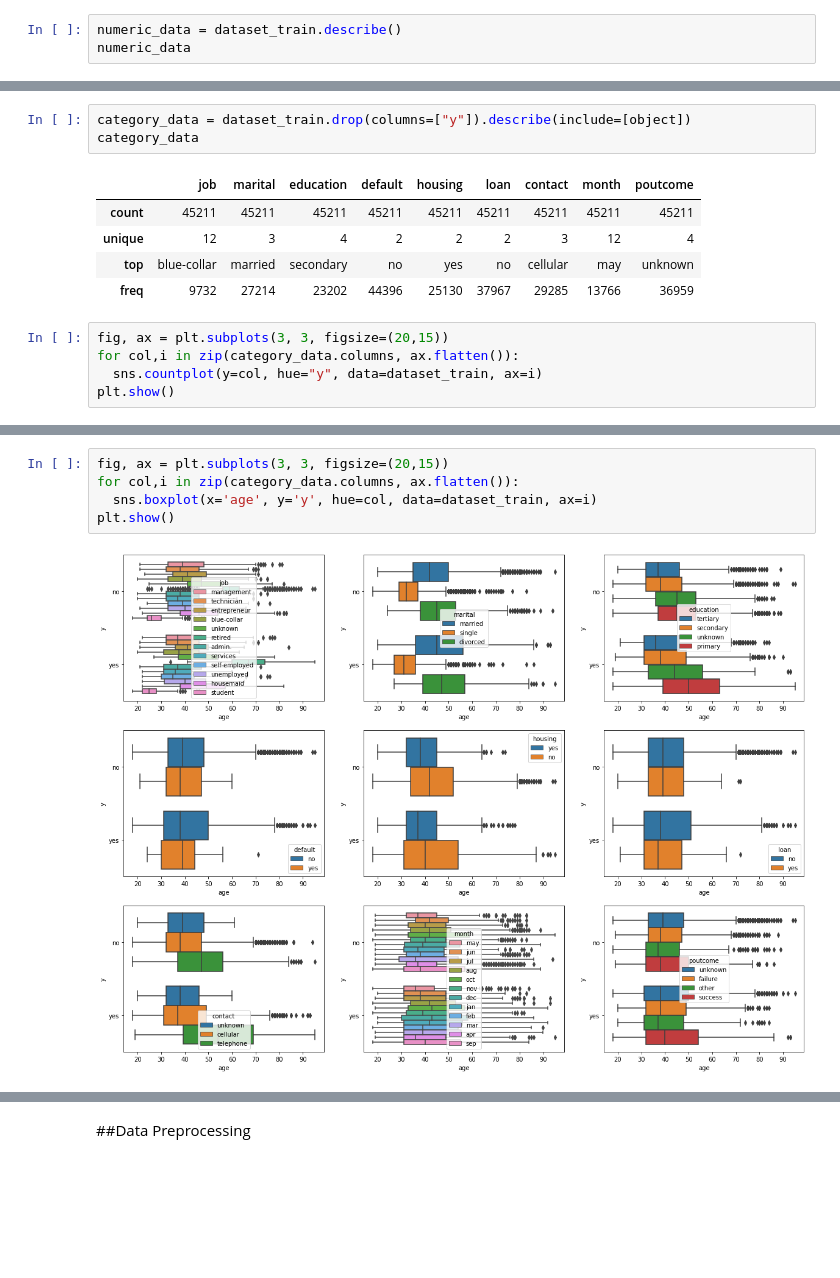
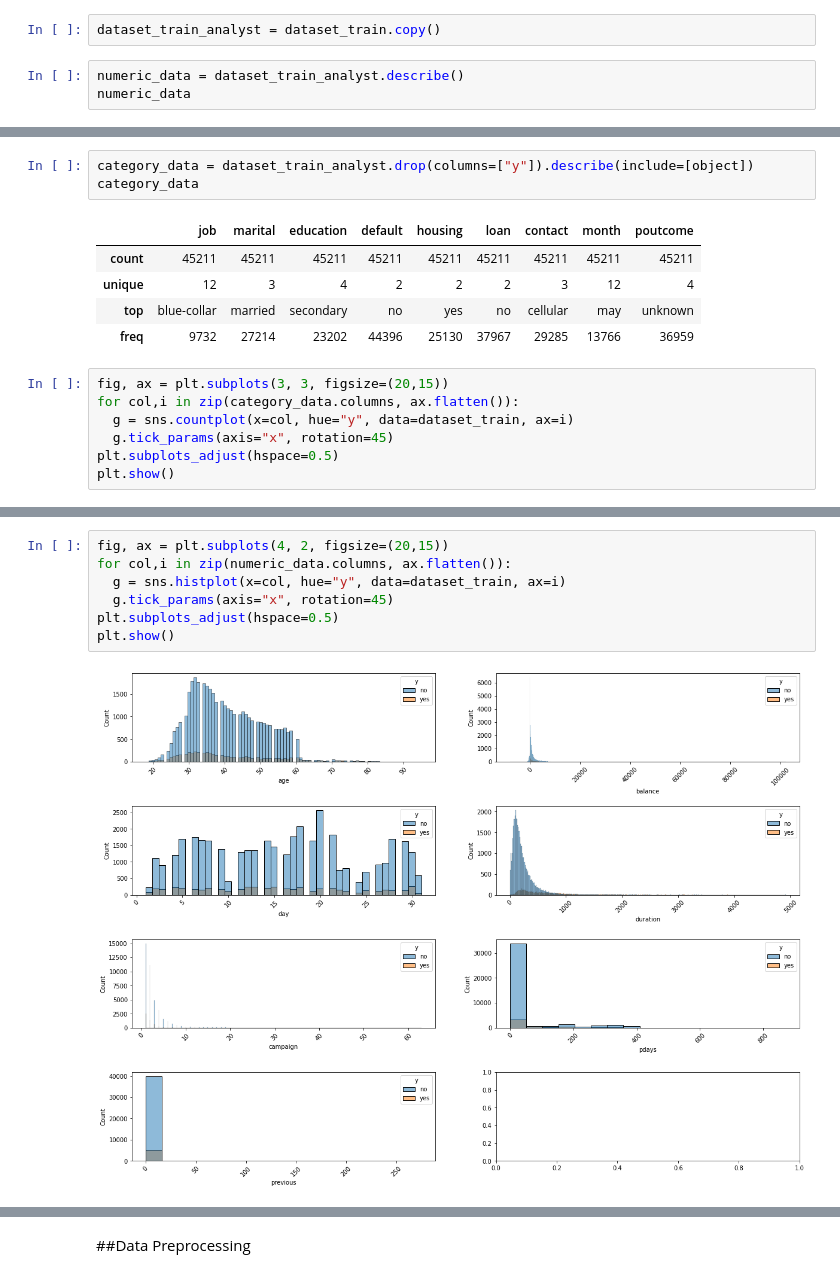
Before and after one commit to gigihsantoso/deeplearning---fintech, a Jupyter notebook: Deep_Learning_Fintech.ipynb, the cells around one changed output, grey strips where cells are left out. Saved outputs shown, nothing was run; the diff lists cells and outputs as text; blank space fills up the shorter version.

```diff
--- a/Deep_Learning_Fintech.ipynb
+++ b/Deep_Learning_Fintech.ipynb
@@ -204,8 +213,10 @@ Data columns (total 17 columns):
  16  y          4521 non-null   object
 dtypes: int64(7), object(10)
 memory usage: 600.6+ KB
+# %%
+dataset_train_analyst = dataset_train.copy()
 # %%
-numeric_data = dataset_train.describe()
+numeric_data = dataset_train_analyst.describe()
 numeric_data
 # %% [output]
 |  | age | balance | day | duration | campaign | pdays | previous |
@@ -218,7 +229,7 @@ numeric_data
 | 75% | 48.000000 | 1428.000000 | 21.000000 | 319.000000 | 3.000000 | -1.000000 | 0.000000 |
 | max | 95.000000 | 102127.000000 | 31.000000 | 4918.000000 | 63.000000 | 871.000000 | 275.000000 |
 # %%
-category_data = dataset_train.drop(columns=["y"]).describe(include=[object])
+category_data = dataset_train_analyst.drop(columns=["y"]).describe(include=[object])
 category_data
 # %% [output]
 |  | job | marital | education | default | housing | loan | contact | month | poutcome |
@@ -229,6 +240,8 @@ category_data
 # %%
 fig, ax = plt.subplots(3, 3, figsize=(20,15))
 for col,i in zip(category_data.columns, ax.flatten()):
-  sns.countplot(y=col, hue="y", data=dataset_train, ax=i)
+  g = sns.countplot(x=col, hue="y", data=dataset_train, ax=i)
+  g.tick_params(axis="x", rotation=45)
+plt.subplots_adjust(hspace=0.5)
 plt.show()
 # %% [output]
@@ -236,7 +249,9 @@ plt.show()
 # %%
-fig, ax = plt.subplots(3, 3, figsize=(20,15))
-for col,i in zip(category_data.columns, ax.flatten()):
-  sns.boxplot(x='age', y='y', hue=col, data=dataset_train, ax=i)
+fig, ax = plt.subplots(4, 2, figsize=(20,15))
+for col,i in zip(numeric_data.columns, ax.flatten()):
+  g = sns.histplot(x=col, hue="y", data=dataset_train, ax=i)
+  g.tick_params(axis="x", rotation=45)
+plt.subplots_adjust(hspace=0.5)
 plt.show()
 # %% [output]
-[figure, old version]
+[figure, new version]
```
Also changed, not shown: parts of 10 cells of this notebook.
